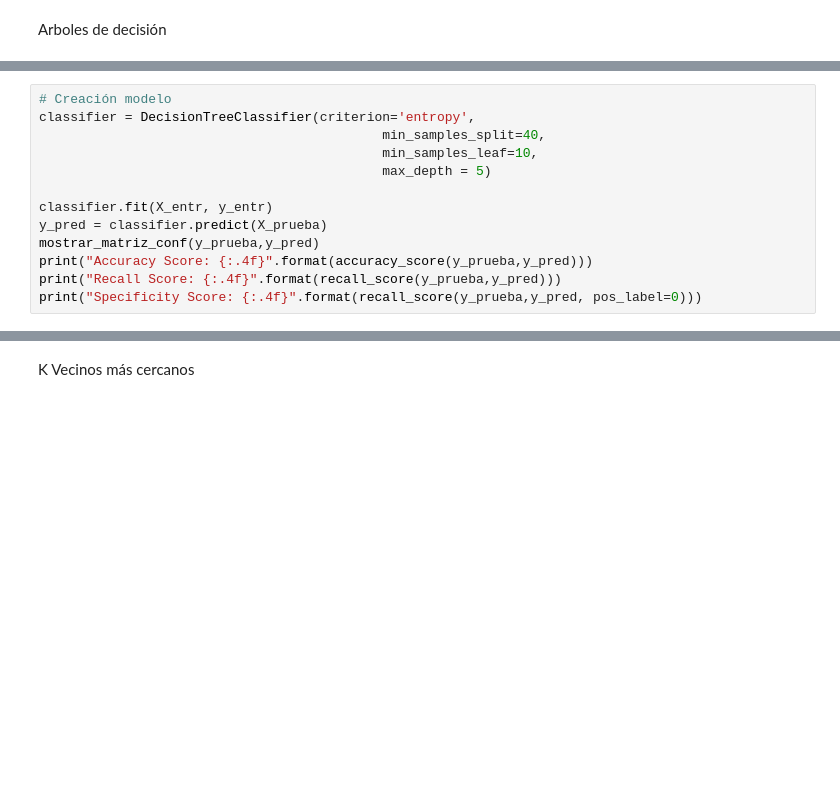
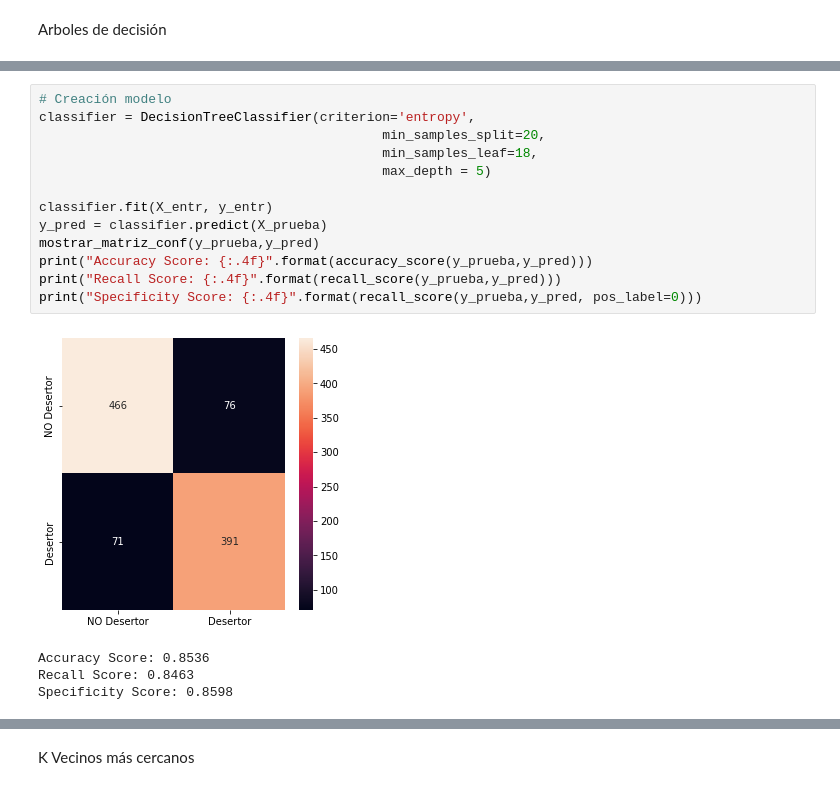
Before and after one commit to lsrinconc/tg-desercion, a Jupyter notebook: Generacion_modelo.ipynb, the cells around one changed output, grey strips where cells are left out. Saved outputs shown, nothing was run; the diff lists cells and outputs as text; blank space fills up the shorter version.

```diff
--- a/Generacion_modelo.ipynb
+++ b/Generacion_modelo.ipynb
@@ -156,16 +162,21 @@ plt.show()
 # %%
 # Creación modelo
 classifier = DecisionTreeClassifier(criterion='entropy',
-                                            min_samples_split=40,
-                                            min_samples_leaf=10,
+                                            min_samples_split=20,
+                                            min_samples_leaf=18,
                                             max_depth = 5)
 
 classifier.fit(X_entr, y_entr)
 y_pred = classifier.predict(X_prueba)
 mostrar_matriz_conf(y_prueba,y_pred)
 print("Accuracy Score: {:.4f}".format(accuracy_score(y_prueba,y_pred)))
 print("Recall Score: {:.4f}".format(recall_score(y_prueba,y_pred)))
 print("Specificity Score: {:.4f}".format(recall_score(y_prueba,y_pred, pos_label=0)))
+# %% [output]
+[figure, added]
+Accuracy Score: 0.8536
+Recall Score: 0.8463
+Specificity Score: 0.8598
 # %%
 # Imprimir caracterisitcas importantes
 importance = classifier.feature_importances_
```
Also changed, not shown: parts of 9 cells of this notebook.
